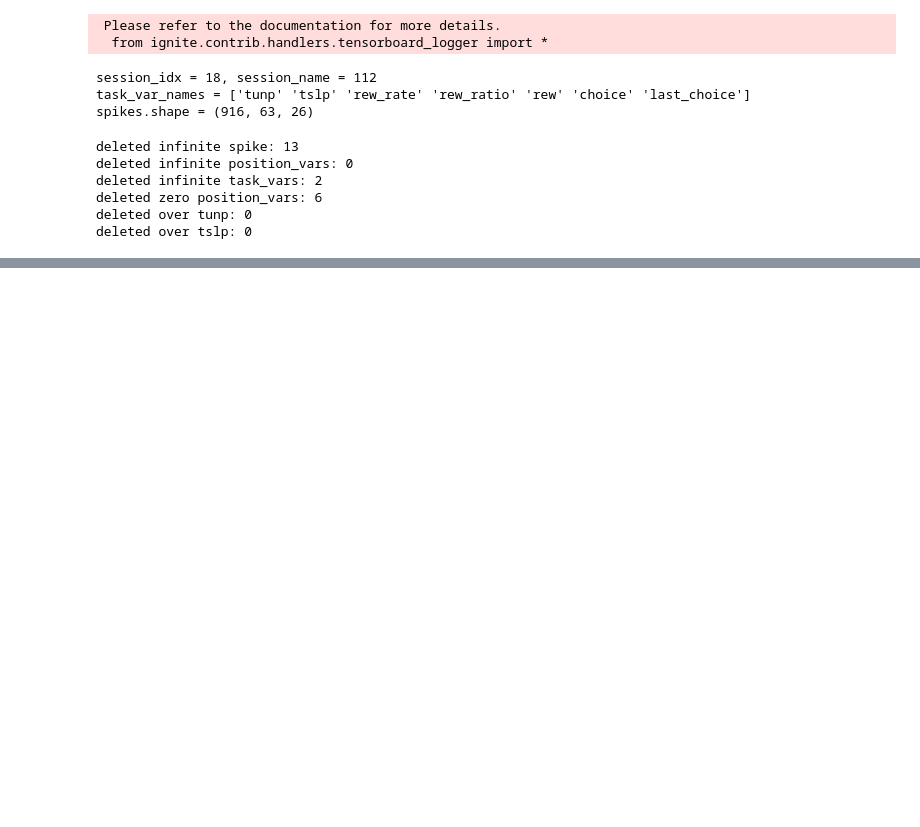
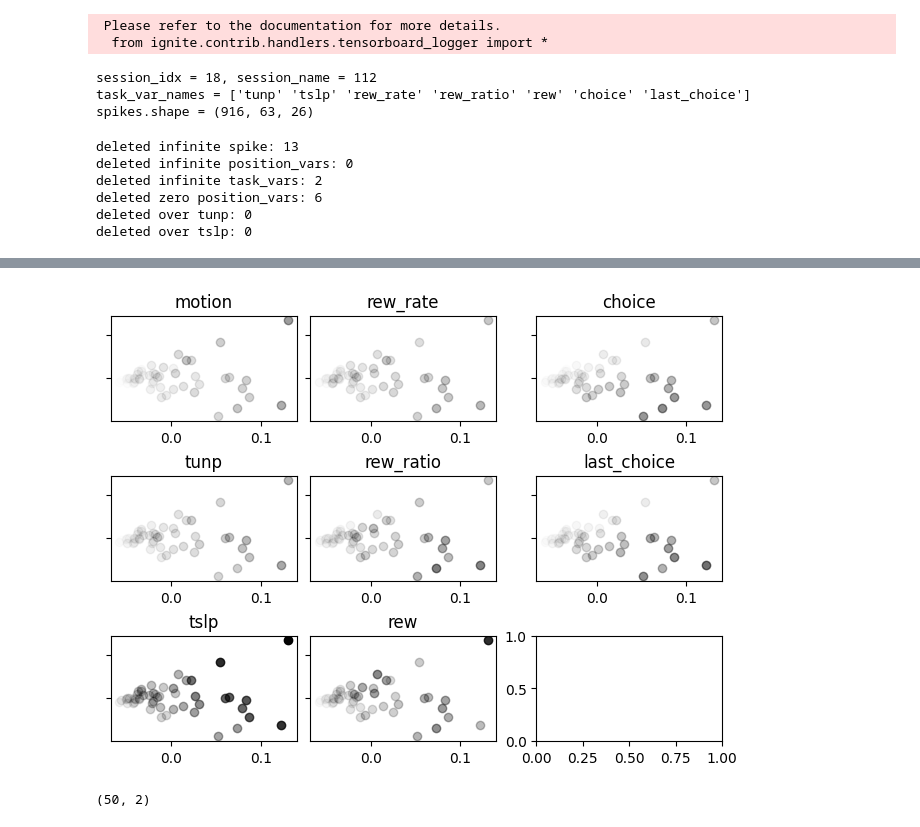
Before and after one commit to ZareiShayan/mean-cov-model, a Jupyter notebook: mean-cov-model.ipynb, the cells around one changed output, grey strips where cells are left out. Drawn from its saved outputs; the diff is of its cells as text; code cells hidden in the pictures; blank space fills up the shorter version.

```diff
--- a/mean-cov-model.ipynb
+++ b/mean-cov-model.ipynb
@@ -1711,0 +1716,31 @@ plot_imshow_grid(mean_attribute.mean(axis=0).transpose(0, 2, 1), xlabel='Bin', y
+# %%
+weights = np.abs(feature_permutation_Attribute).mean(axis=(0,2))[3:]
+n = weights.shape[0]
+cols = int(np.ceil(np.sqrt(n)))
+rows = int(np.ceil(n / cols))
+
+fig, axs = plt.subplots(nrows=rows, ncols=cols, layout='constrained')
+
+pca = PCA(n_components=2)
+weights_pca = pca.fit_transform(weights.T)
+
+for i in range(len(weights)):
+
+    weights_variable = weights[i]
+
+    ax = axs[i%rows, i//rows]
+
+    for j in range(weights.shape[1]):
+        x = weights_pca[j, 0]
+        y = weights_pca[j, 1]
+        alpha = (weights_variable[j] - np.min(weights)) / np.max(weights)
+        ax.scatter([x], [y], facecolor='black', alpha=alpha)
+    ax.set_title(variable_names[3:][i])
+    ax.tick_params(axis='both', which='major', labelbottom=True, labelleft=False)
+    ax.tick_params(axis='both', which='minor', labelbottom=True, labelleft=False)
+# %% [output]
+[figure, added]
+# %%
+weights_pca.shape
+# %% [output]
+(50, 2)
```
Also changed, not shown: parts of 15 cells of this notebook.
